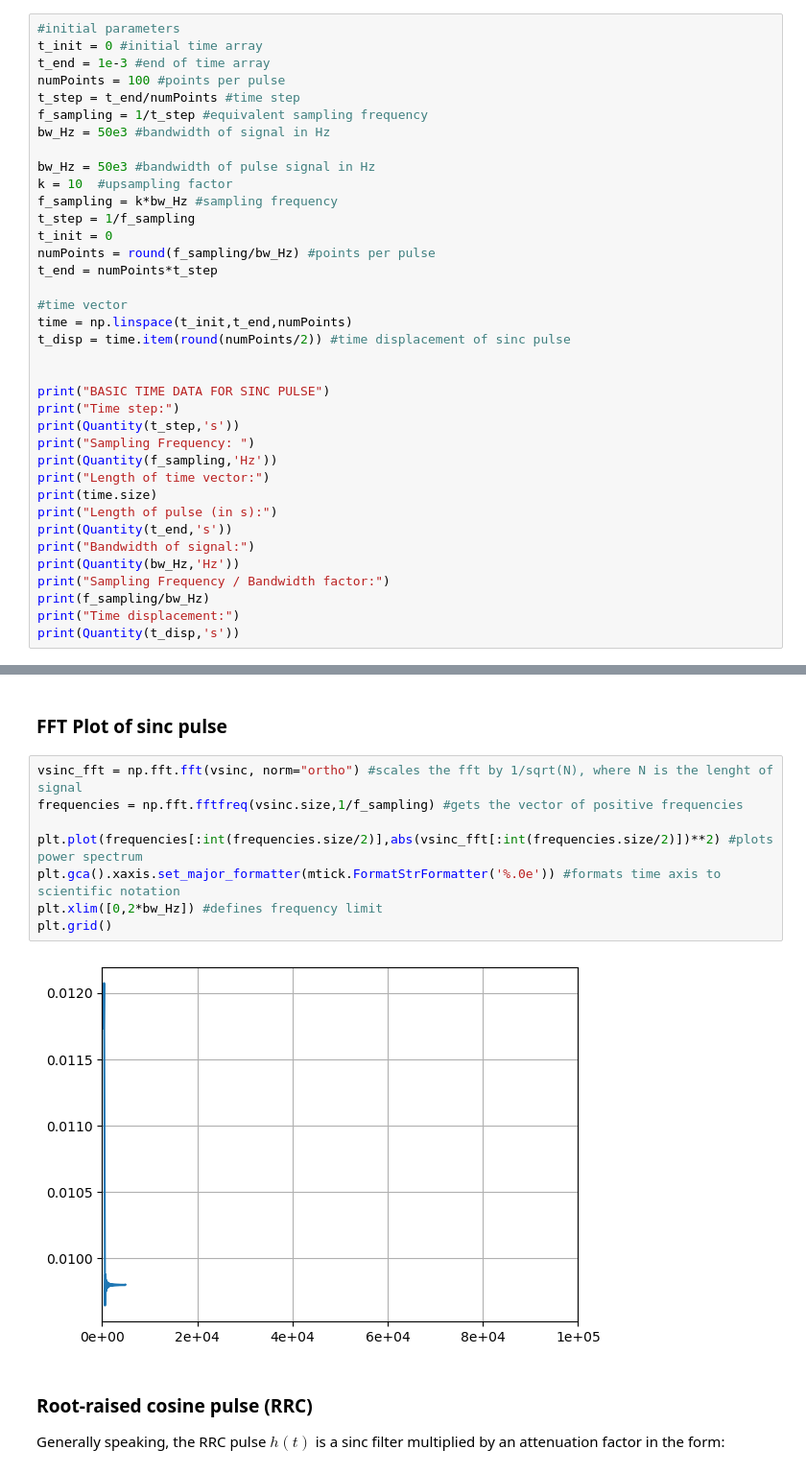
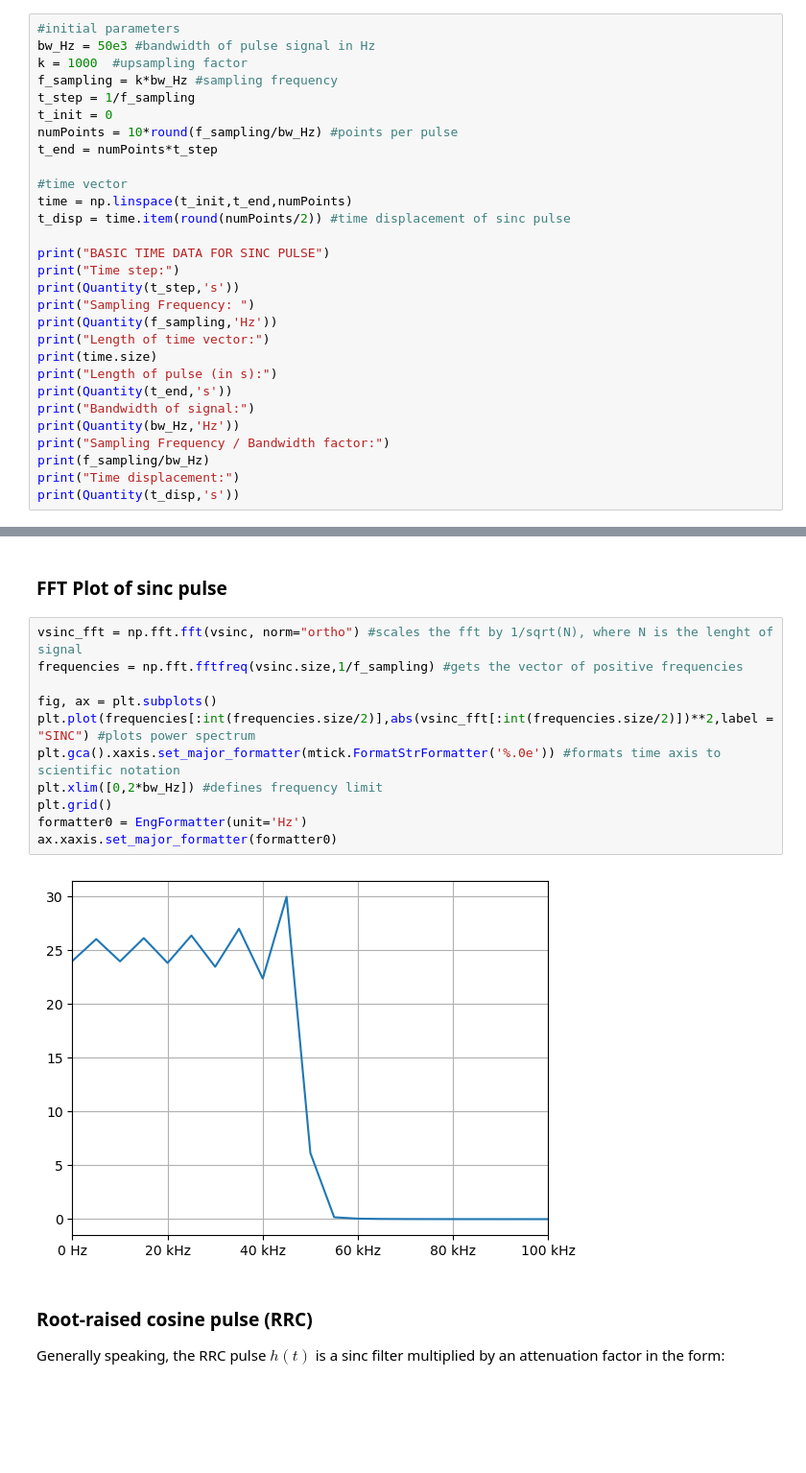
Before and after one commit to floose/py-ju-sea-dsp, a Jupyter notebook: ex1-rc-circ/LTSpice_Nyquist_pulse.ipynb, the cells around one changed output, grey strips where cells are left out. Shown at 96% size. Drawn from its saved outputs; the diff is of its cells as text; blank space fills up the shorter version.

```diff
--- a/ex1-rc-circ/LTSpice_Nyquist_pulse.ipynb
+++ b/ex1-rc-circ/LTSpice_Nyquist_pulse.ipynb
@@ -39,25 +40,17 @@ $rect \left ( \dfrac{\omega}{B}\right ) =  \begin{cases}1 & -B/2 \geq \omega \ge
 \end{cases}$
 # %%
 #initial parameters
-t_init = 0 #initial time array
-t_end = 1e-3 #end of time array
-numPoints = 100 #points per pulse
-t_step = t_end/numPoints #time step
-f_sampling = 1/t_step #equivalent sampling frequency
-bw_Hz = 50e3 #bandwidth of signal in Hz
-
 bw_Hz = 50e3 #bandwidth of pulse signal in Hz
-k = 10  #upsampling factor
+k = 1000  #upsampling factor
 f_sampling = k*bw_Hz #sampling frequency
 t_step = 1/f_sampling
 t_init = 0
-numPoints = round(f_sampling/bw_Hz) #points per pulse
+numPoints = 10*round(f_sampling/bw_Hz) #points per pulse
 t_end = numPoints*t_step
 
 #time vector
 time = np.linspace(t_init,t_end,numPoints)
 t_disp = time.item(round(numPoints/2)) #time displacement of sinc pulse
-
 
 print("BASIC TIME DATA FOR SINC PULSE")
 print("Time step:")
@@ -139,13 +135,16 @@ Length of frequencies array:
 # %%
 vsinc_fft = np.fft.fft(vsinc, norm="ortho") #scales the fft by 1/sqrt(N), where N is the lenght of signal
 frequencies = np.fft.fftfreq(vsinc.size,1/f_sampling) #gets the vector of positive frequencies
 
-plt.plot(frequencies[:int(frequencies.size/2)],abs(vsinc_fft[:int(frequencies.size/2)])**2) #plots power spectrum
+fig, ax = plt.subplots()
+plt.plot(frequencies[:int(frequencies.size/2)],abs(vsinc_fft[:int(frequencies.size/2)])**2,label = "SINC") #plots power spectrum
 plt.gca().xaxis.set_major_formatter(mtick.FormatStrFormatter('%.0e')) #formats time axis to scientific notation
 plt.xlim([0,2*bw_Hz]) #defines frequency limit
 plt.grid()
+formatter0 = EngFormatter(unit='Hz')
+ax.xaxis.set_major_formatter(formatter0)
 # %% [output]
-[figure, old version]
+[figure, new version]
 # %% [markdown]
 ### Root-raised cosine pulse (RRC)
 
```
Also changed, not shown: parts of 9 cells of this notebook.
